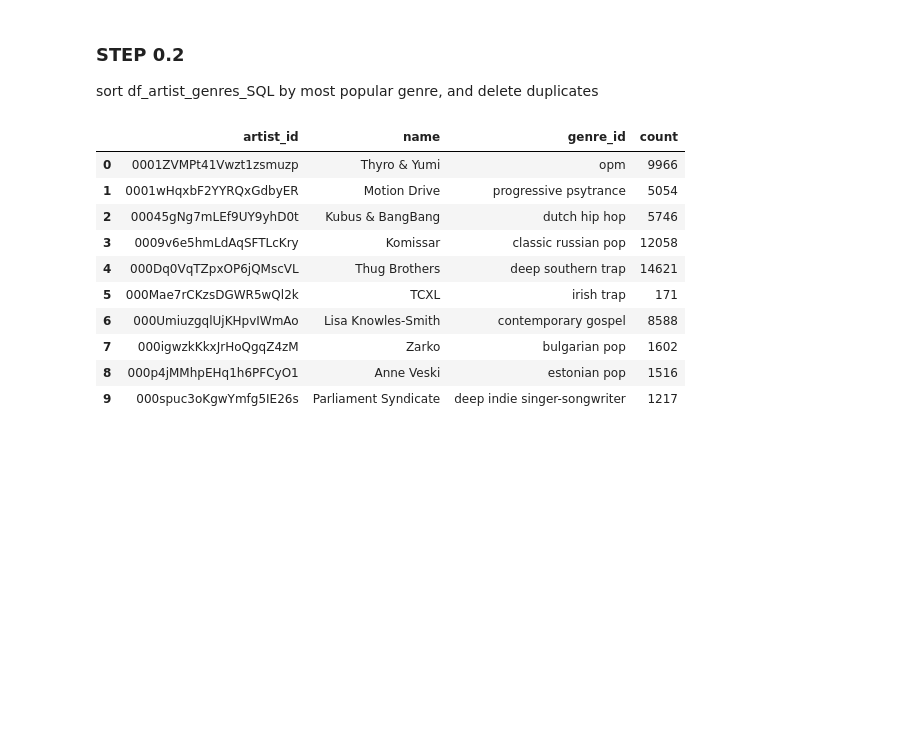
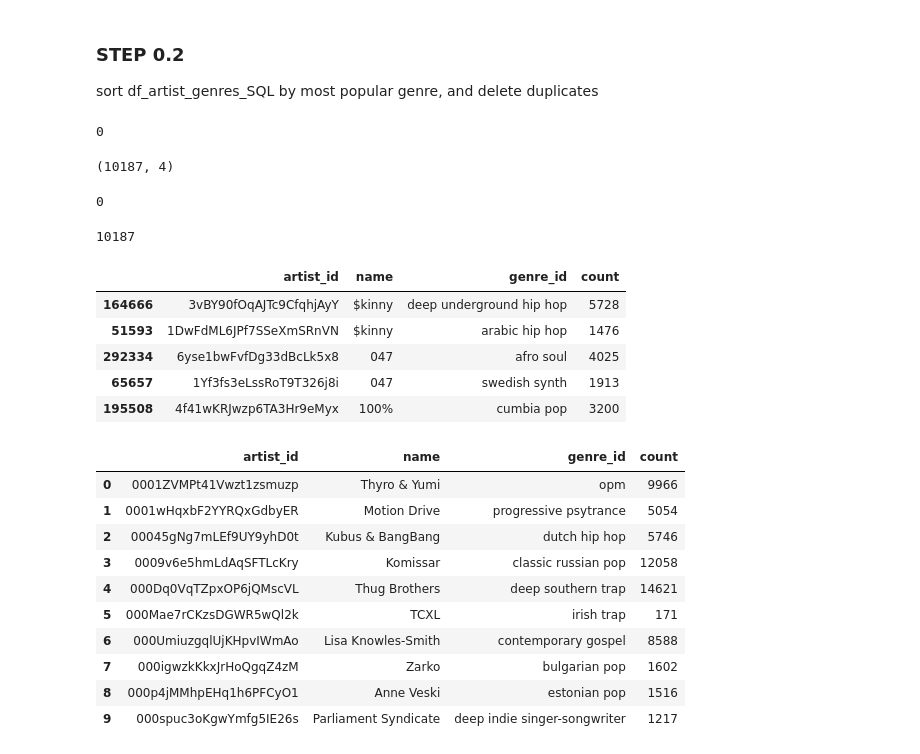
Before and after one commit to KevinCarr42/Billboard-100-Audio-Feature-Analytics, a Jupyter notebook: Kevin 820 2. Data Optimisation and Added Features.ipynb, the cells around one changed output. Saved outputs shown, nothing was run; the diff lists cells and outputs as text; code cells hidden in the pictures; blank space fills up the shorter version.

Commit message:
same name, different spotify_id, not really duplicates

```diff
--- a/Kevin 820 2. Data Optimisation and Added Features.ipynb
+++ b/Kevin 820 2. Data Optimisation and Added Features.ipynb
@@ -468,6 +468,37 @@ df_artist_genres = (
     .sort_values('artist_id')
     .reset_index(drop=True)
 )
+# %%
+# what?
+
+
+
+df_artist_genres.duplicated(subset=['artist_id'], keep=False).sum()
+# %% [output]
+0
+# %%
+temp = df_artist_genres.sort_values('name')
+duplicated = temp[temp.duplicated(subset=['name'], keep=False)]
+duplicated.shape
+# %% [output]
+(10187, 4)
+# %%
+df_artist_genres['artist_id'].duplicated(keep=False).sum()
+# %% [output]
+0
+# %%
+df_artist_genres.duplicated(subset=['name'], keep=False).sum()
+# %% [output]
+10187
+# %%
+duplicated.head()
+# %% [output]
+|  | artist_id | name | genre_id | count |
+| 164666 | 3vBY90fOqAJTc9CfqhjAyY | $kinny | deep underground hip hop | 5728 |
+| 51593 | 1DwFdML6JPf7SSeXmSRnVN | $kinny | arabic hip hop | 1476 |
+| 292334 | 6yse1bwFvfDg33dBcLk5x8 | 047 | afro soul | 4025 |
+| 65657 | 1Yf3fs3eLssRoT9T326j8i | 047 | swedish synth | 1913 |
+| 195508 | 4f41wKRJwzp6TA3Hr9eMyx | 100% | cumbia pop | 3200 |
 # %%
 df_artist_genres.head(10)
 # %% [output]
```
Also changed, not shown: parts of 40 cells of this notebook.
